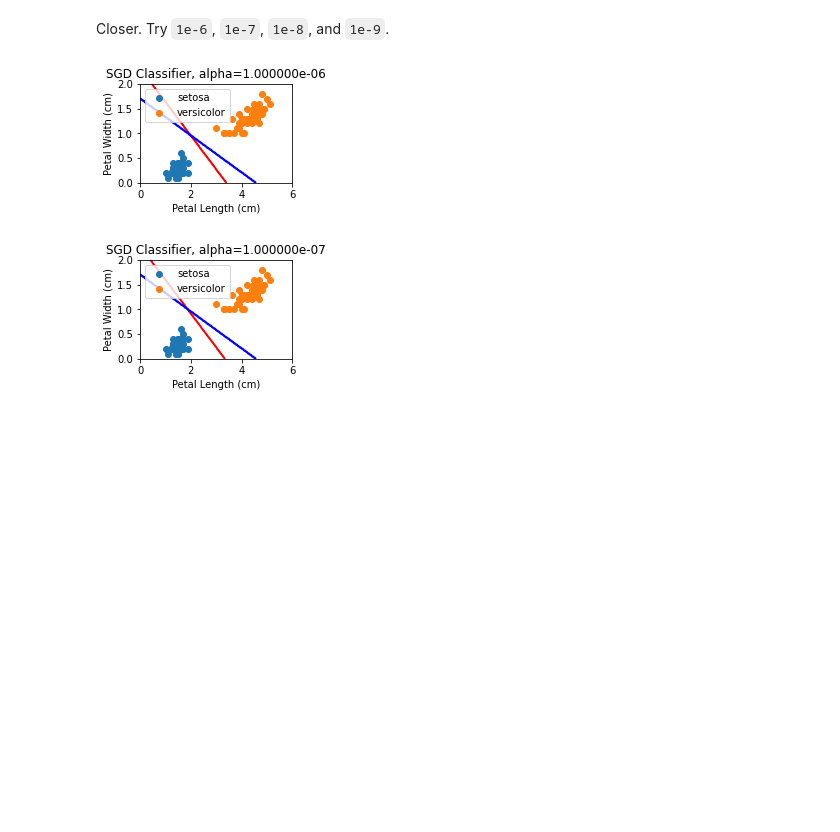
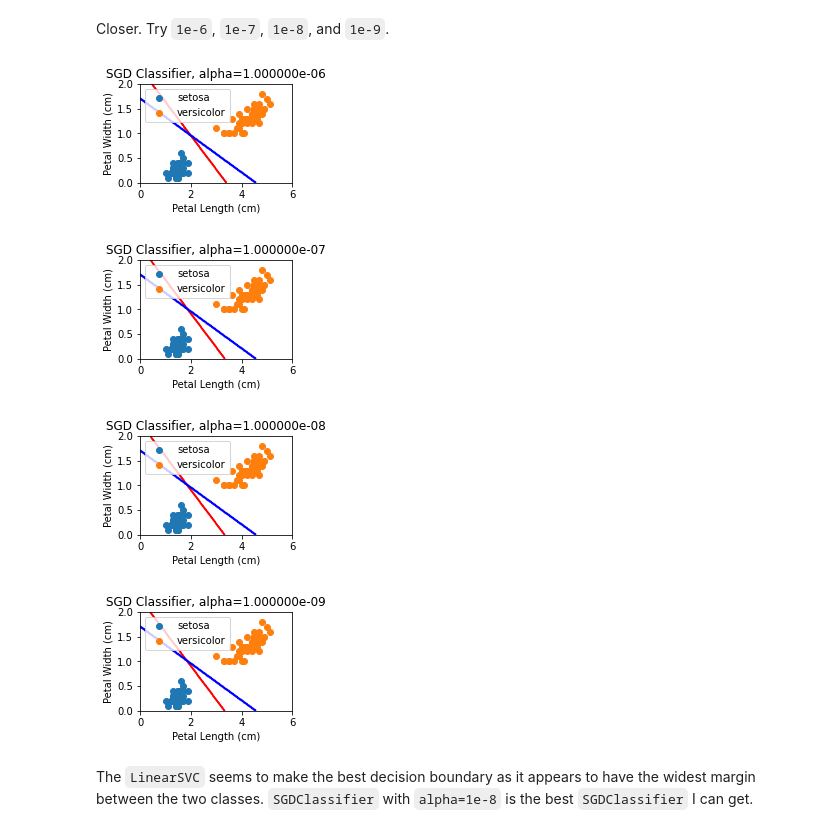
Before and after one commit to pvasudev16/handson-ml, a Jupyter notebook: chapter5.ipynb, the cells around one changed output. Drawn from its saved outputs; the diff is of its cells as text; code cells hidden in the pictures; blank space fills up the shorter version.

```diff
--- a/chapter5.ipynb
+++ b/chapter5.ipynb
@@ -276,8 +276,16 @@ Closer. Try `1e-6`, `1e-7`, `1e-8`, and `1e-9`.
 # %%
 plt.subplot(221)
 plot_sgd_alpha(1e-6)
 plt.subplot(222)
 plot_sgd_alpha(1e-7)
+plt.subplot(223)
+plot_sgd_alpha(1e-8)
+plt.subplot(223)
+plot_sgd_alpha(1e-9)
 # %% [output]
 [figure]
 [figure]
+[figure, added]
+[figure, added]
+# %% [markdown]
+The `LinearSVC` seems to make the best decision boundary as it appears to have the widest margin between the two classes. `SGDClassifier` with `alpha=1e-8` is the best `SGDClassifier` I can get.
```
Also changed, not shown: parts of 10 cells of this notebook.
